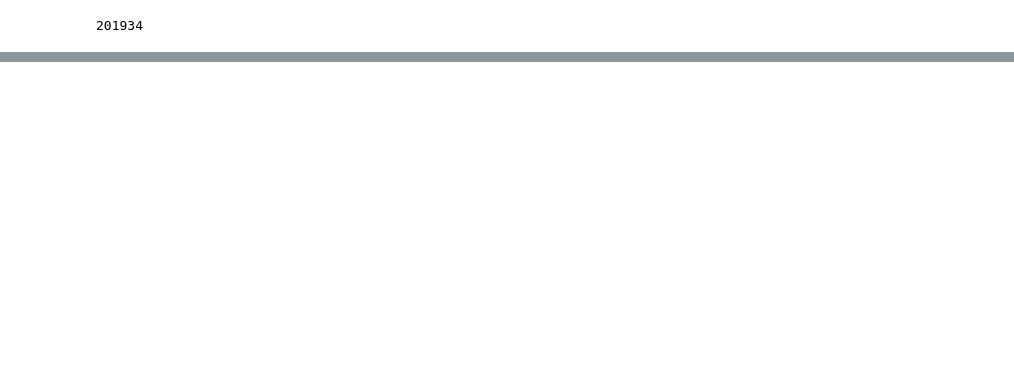
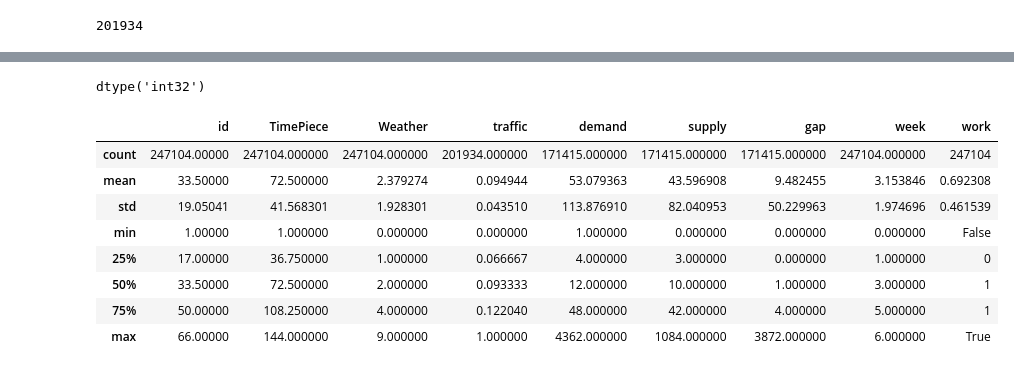
Before and after one commit to sndnyang/kaggle, a Jupyter notebook: didi/预处理.ipynb, the cells around one changed output, grey strips where cells are left out. Saved outputs shown, nothing was run; the diff lists cells and outputs as text; code cells hidden in the pictures; blank space fills up the shorter version.

```diff
--- a/didi/预处理.ipynb
+++ b/didi/预处理.ipynb
@@ -563,0 +406,3 @@ sdgt_df[sdgt_df.traffic.isnull()]
+# %%
+temp_df = full_df.merge(weather_df, on=['Date', 'TimePiece'], how='left')
+temp_df.describe()
@@ -563,0 +442,3 @@ sdgt_df[sdgt_df.traffic.isnull()]
+# %%
+temp_df = temp_df.merge(all_traffic, on=['id', 'Date', 'TimePiece'], how='left')
+temp_df.describe()
@@ -563,0 +455,21 @@ sdgt_df[sdgt_df.traffic.isnull()]
+# %%
+all_sd_df.supply.dtype
+# %% [output]
+dtype('int32')
+# %%
+final_df = temp_df.merge(all_sd_df, on=['id', 'Date', 'TimePiece'], how='left')
+# %%
+final_df['week'] = pd.Series([datetime.strptime(e, "%Y-%m-%d").weekday() for e in final_df.Date])
+final_df['work'] = pd.Series([e < 5 for e in final_df.week])
+# %%
+final_df.describe()
+# %% [output]
+|  | id | TimePiece | Weather | traffic | demand | supply | gap | week | work |
+| count | 247104.00000 | 247104.000000 | 247104.000000 | 201934.000000 | 171415.000000 | 171415.000000 | 171415.000000 | 247104.000000 | 247104 |
+| mean | 33.50000 | 72.500000 | 2.379274 | 0.094944 | 53.079363 | 43.596908 | 9.482455 | 3.153846 | 0.692308 |
+| std | 19.05041 | 41.568301 | 1.928301 | 0.043510 | 113.876910 | 82.040953 | 50.229963 | 1.974696 | 0.461539 |
+| min | 1.00000 | 1.000000 | 0.000000 | 0.000000 | 1.000000 | 0.000000 | 0.000000 | 0.000000 | False |
+| 25% | 17.00000 | 36.750000 | 1.000000 | 0.066667 | 4.000000 | 3.000000 | 0.000000 | 1.000000 | 0 |
+| 50% | 33.50000 | 72.500000 | 2.000000 | 0.093333 | 12.000000 | 10.000000 | 1.000000 | 3.000000 | 1 |
+| 75% | 50.00000 | 108.250000 | 4.000000 | 0.122040 | 48.000000 | 42.000000 | 4.000000 | 5.000000 | 1 |
+| max | 66.00000 | 144.000000 | 9.000000 | 1.000000 | 4362.000000 | 1084.000000 | 3872.000000 | 6.000000 | True |
```
Also changed, not shown: parts of 80 cells of this notebook.
